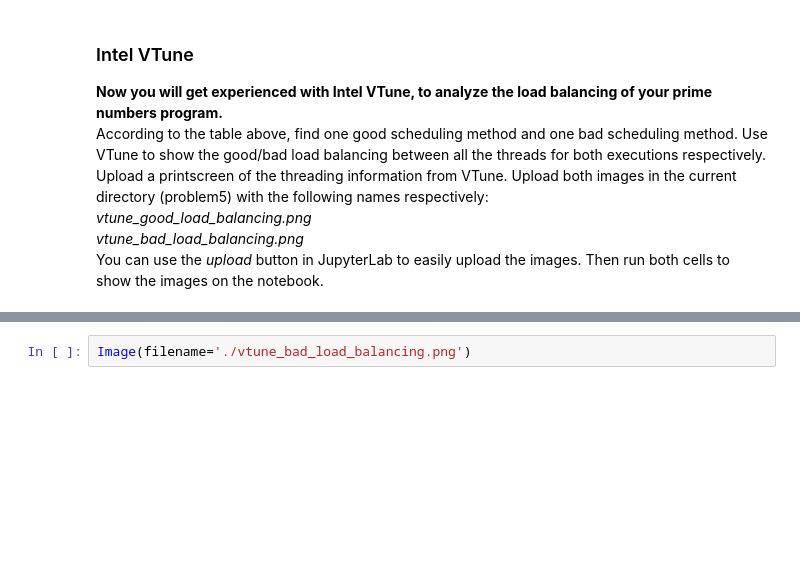
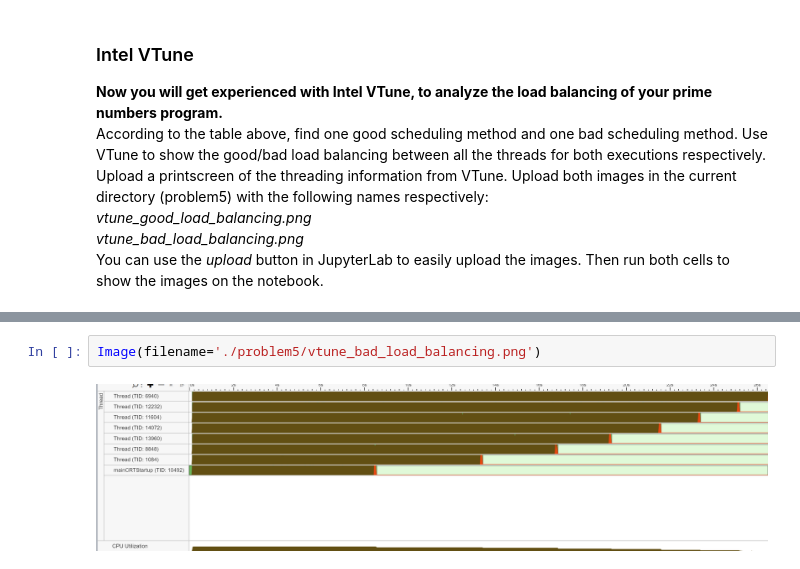
Before and after one commit to yosefgoren/High-Performance-Computing-236606, a Jupyter notebook: Homework_1/submission/run_hw1.ipynb, the cells around one changed output, grey strips where cells are left out. Drawn from its saved outputs; the diff is of its cells as text; blank space fills up the shorter version.

```diff
--- a/Homework_1/submission/run_hw1.ipynb
+++ b/Homework_1/submission/run_hw1.ipynb
@@ -502,2 +497,4 @@ FileNotFoundError: [Errno 2] No such file or directory: './vtune_good_load_balan
 # %%
-Image(filename='./vtune_bad_load_balancing.png')
+Image(filename='./problem5/vtune_bad_load_balancing.png')
+# %% [output]
+[figure, added]
```
Also changed, not shown: parts of 6 cells of this notebook, 39 other files.
